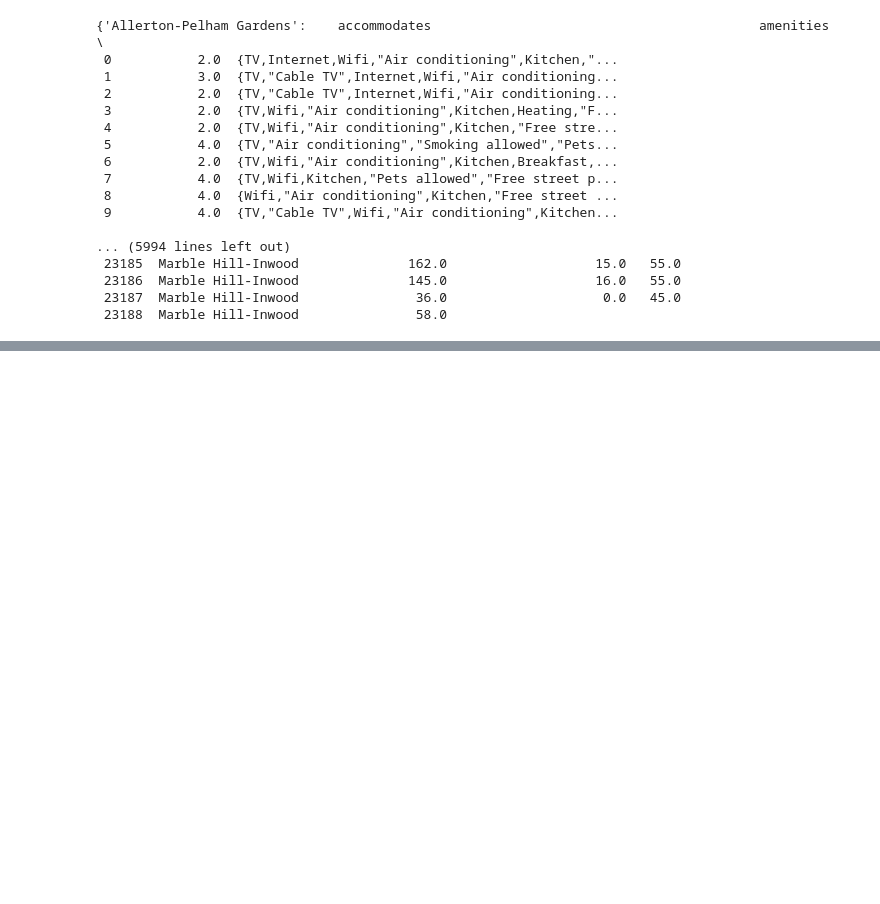
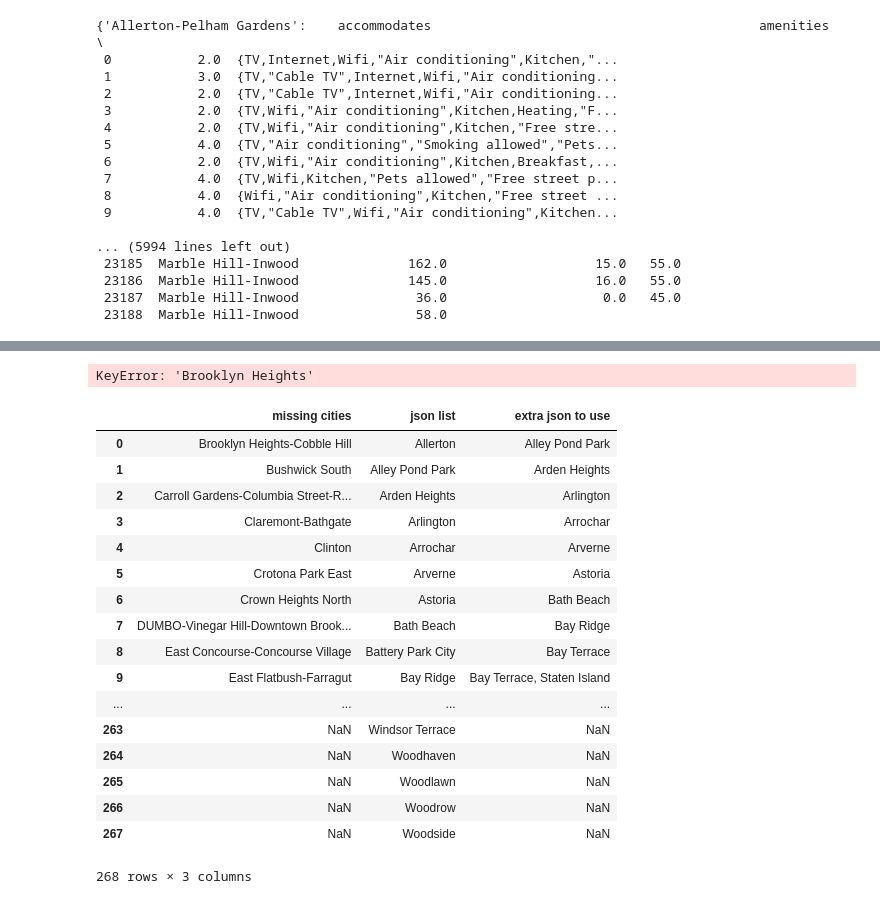
Before and after one commit to christinemazur/project1, a Jupyter notebook: NYCGraphs.ipynb, the cells around one changed output, grey strips where cells are left out. Saved outputs shown, nothing was run; the diff lists cells and outputs as text; code cells hidden in the pictures; blank space fills up the shorter version.

```diff
--- a/NYCGraphs.ipynb
+++ b/NYCGraphs.ipynb
@@ -75,14 +76,14 @@ final_dict
 #Load GEO JSON MAP
 neighborhood_json_list = []
 
-with open('resources/nyc-neighborhoods.geo.json') as f:
+with open('resources/custom-pedia-cities-nyc-Mar2018.json') as f:
     geometry = json.load(f)
 
 
     for row in geometry['features']:
-        city = row['properties']['name']
+        city = row['properties']['neighborhood']
         if city not in neighborhood_json_list:
             neighborhood_json_list.append(city)
 
-len(neighborhood_json_list)
+neighborhood_json_list
 # %% [output]
@@ -144,0 +198,55 @@ EXTRA CITIES IN GRAPH 133
+# %%
+copy["Brooklyn Heights-Cobble Hill"]
+copy["Brooklyn Heights"]
+# %% [output]
+KeyError: 'Brooklyn Heights'
+# %%
+copy_city_list = []
+for k,v in copy.items():
+    if k not in copy_city_list:
+        copy_city_list.append(k)
+# %%
+# DATA MUNGING TO FIX CITY MAP
+copy_city_list
+neighborhood_json_list
+missing_cities = []
+extra_json_cities = []
+
+
+for city in copy_city_list:
+    if city not in neighborhood_json_list:
+        missing_cities.append(city)
+
+for city in neighborhood_json_list:
+    if city not in copy_city_list:
+        extra_json_cities.append(city)
+
+
+#ALPHABETIZE Lists
+neighborhood_json_list.sort()
+missing_cities.sort()
+
+checker_df = pd.DataFrame({'missing cities': pd.Series(missing_cities),
+              'json list': pd.Series(neighborhood_json_list),
+             'extra json to use': pd.Series(extra_json_cities)})
+
+checker_df
+# %% [output]
+|  | missing cities | json list | extra json to use |
+| 0 | Brooklyn Heights-Cobble Hill | Allerton | Alley Pond Park |
+| 1 | Bushwick South | Alley Pond Park | Arden Heights |
+| 2 | Carroll Gardens-Columbia Street-R... | Arden Heights | Arlington |
+| 3 | Claremont-Bathgate | Arlington | Arrochar |
+| 4 | Clinton | Arrochar | Arverne |
+| 5 | Crotona Park East | Arverne | Astoria |
+| 6 | Crown Heights North | Astoria | Bath Beach |
+| 7 | DUMBO-Vinegar Hill-Downtown Brook... | Bath Beach | Bay Ridge |
+| 8 | East Concourse-Concourse Village | Battery Park City | Bay Terrace |
+| 9 | East Flatbush-Farragut | Bay Ridge | Bay Terrace, Staten Island |
+| ... | ... | ... | ... |
+| 263 | NaN | Windsor Terrace | NaN |
+| 264 | NaN | Woodhaven | NaN |
+| 265 | NaN | Woodlawn | NaN |
+| 266 | NaN | Woodrow | NaN |
+| 267 | NaN | Woodside | NaN |
+268 rows × 3 columns
```
Also changed, not shown: parts of 12 cells of this notebook.
